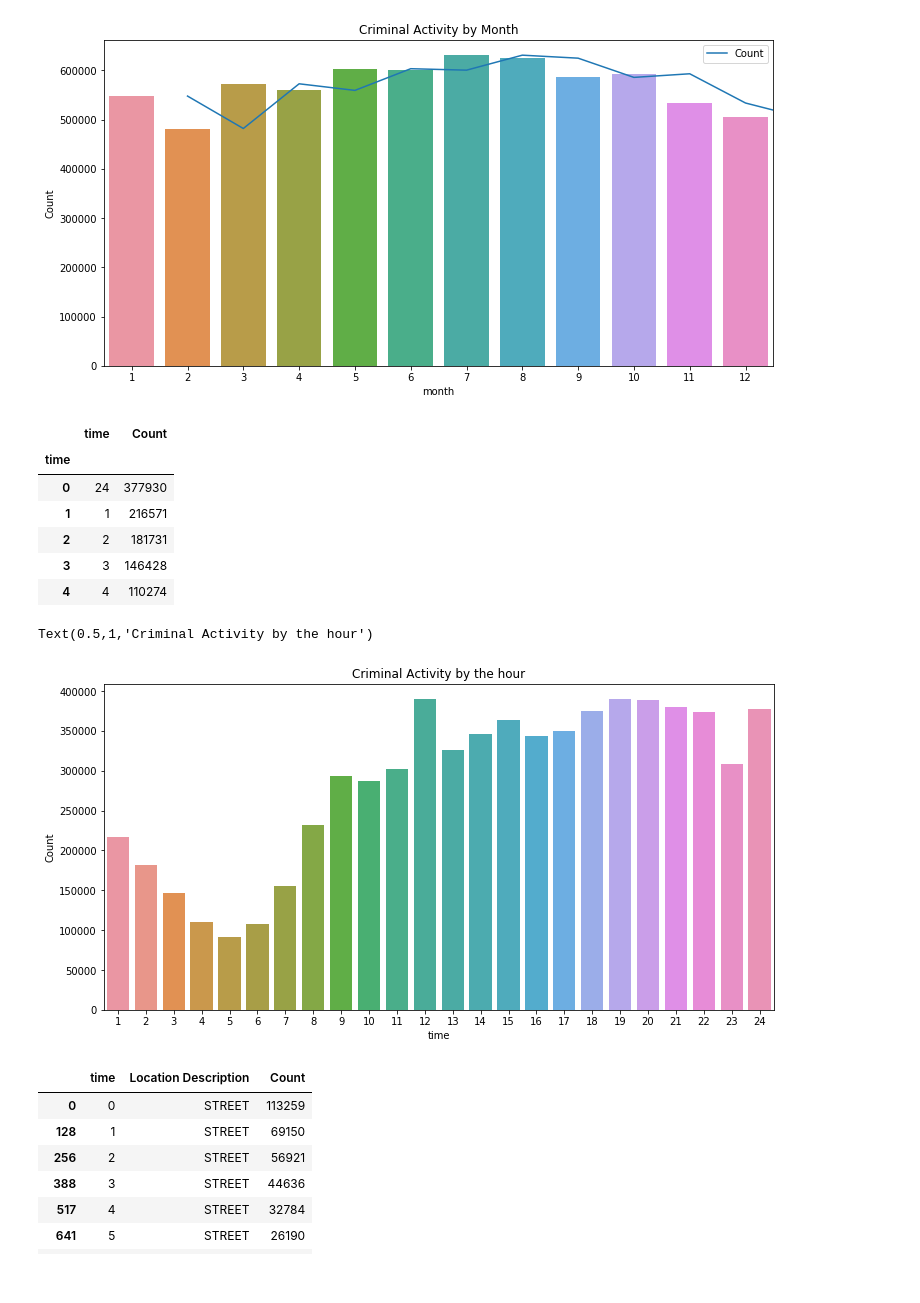
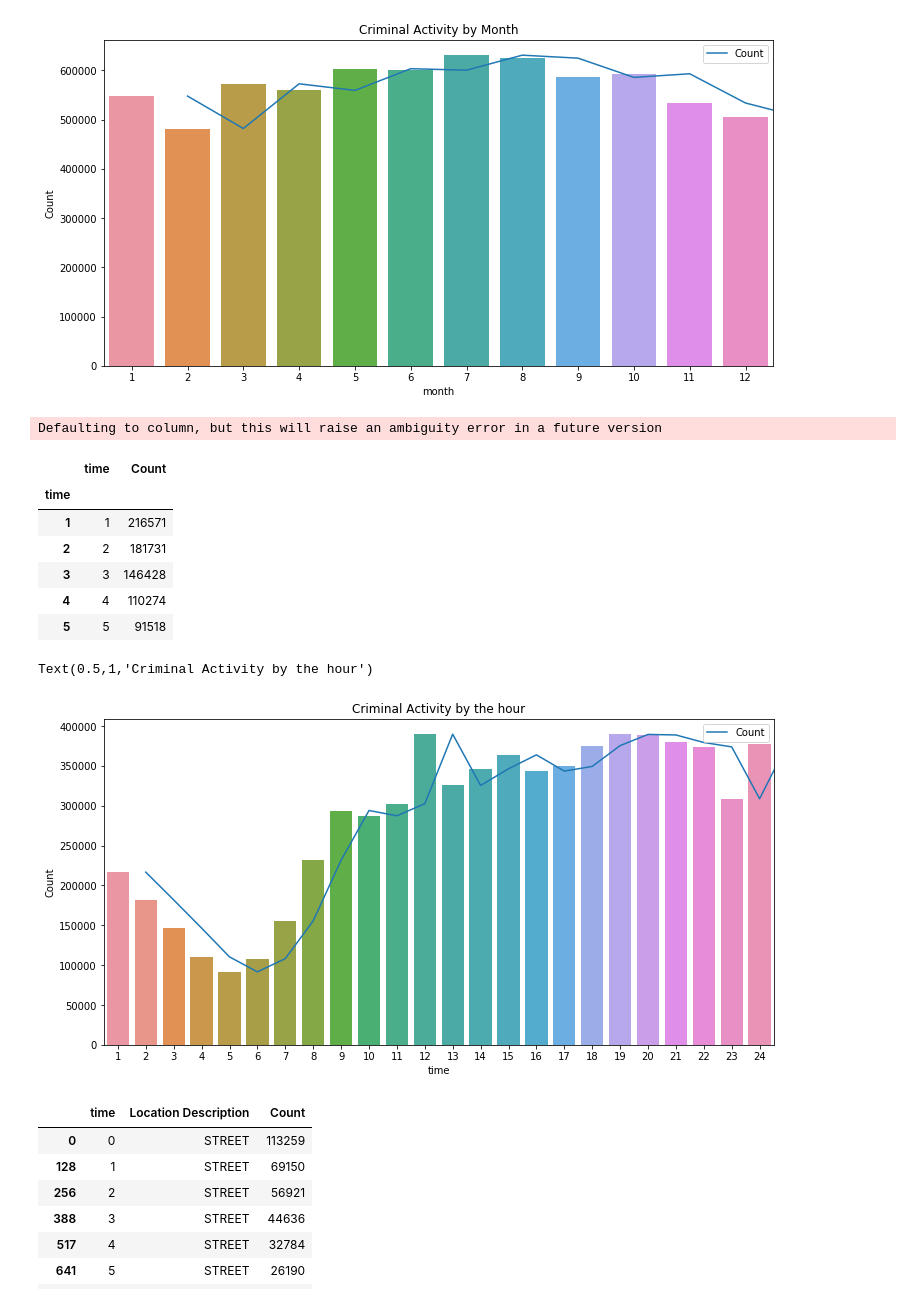
Before and after one commit to GiorgiKharshiladze/chicago-crime, a Jupyter notebook: Final Project_muskan.ipynb, the cells around one changed output. Cells and saved outputs as stored; diff of their text form; code cells hidden in the pictures.

Commit message:
version 2

```diff
--- a/Final Project_muskan.ipynb
+++ b/Final Project_muskan.ipynb
@@ -6,8 +6,8 @@ import seaborn as sns
 import numpy as np
 # %%
 pd.options.display.max_columns = 40
-data = pd.read_csv('http://cluster.earlham.edu/~apc0013/Chicago_crime.csv')
-data.head()
+crime_data = pd.read_csv('http://cluster.earlham.edu/~apc0013/Chicago_crime.csv')
+crime_data.head()
 # %% [output]
 |  | ID | Case Number | Date | Block | IUCR | Primary Type | Description | Location Description | ... |
 | 0 | 2746413 | HJ384532 | 05/20/2003 08:00:00 PM | 072XX S FAIRFIELD AVE | 0610 | BURGLARY | FORCIBLE ENTRY | RESIDENCE | ... |
@@ -16,4 +16,5 @@ data.head()
 | 3 | 2746416 | HJ384255 | 05/24/2003 02:00:00 PM | 031XX N CLARK ST | 0860 | THEFT | RETAIL THEFT | SMALL RETAIL STORE | ... |
 | 4 | 2746418 | HJ385442 | 05/25/2003 02:22:00 AM | 031XX N BROADWAY | 0810 | THEFT | OVER $500 | STREET | ... |
 # %%
-data['Date'] = pd.to_datetime(data.Date, format="%m/%d/%Y %I:%M:%S %p")
+# Converting the datatype to DATETIME for manipulation
+crime_data['Date'] = pd.to_datetime(crime_data.Date, format="%m/%d/%Y %I:%M:%S %p")
@@ -31,3 +21,8 @@ Name: time, dtype: int64
+# %%
+# Splitting the date by Month and Hour
+# The hour ignores the minutes
+crime_data['month'] = crime_data['Date'].dt.month
+crime_data['time'] = crime_data['Date'].dt.hour
 # %%
 fig = plt.figure(figsize= (6,6))
 ax = fig.gca()
@@ -117,28 +117,32 @@ ax.set_title('Criminal Activity by Month')
 Text(0.5,1,'Criminal Activity by Month')
 [figure]
 # %%
-time = data.groupby('time')['time'].value_counts().to_frame()
+# Analysis of all the criminal activities in Chicago by the Hour
+
+time = crime_data.groupby('time')['time'].value_counts().to_frame()
 time.rename(columns={'time':'Count'},inplace=True)
 time.reset_index(level=0, inplace=True)
 time.reset_index(drop=True)
 time['time'] = time.replace(to_replace= 0 , value= 24)
+time.sort_values(by = ['time'], inplace=True, ascending=True)
 time.head()
 # %% [output]
+Defaulting to column, but this will raise an ambiguity error in a future version
 |  | time | Count |
 | time |  |  |
-| 0 | 24 | 377930 |
 | 1 | 1 | 216571 |
 | 2 | 2 | 181731 |
 | 3 | 3 | 146428 |
 | 4 | 4 | 110274 |
+| 5 | 5 | 91518 |
 # %%
 fig = plt.figure(figsize= (12,6))
 ax = fig.gca()
-# time.plot(kind='line', x = 'time', y = 'Count',ax=ax)
+time.plot(kind='line', x = 'time', y = 'Count',ax=ax)
 sns.barplot(data = time, x = 'time', y = 'Count',ax=ax)
 # sns.lineplot(data = time, x = 'time', y = 'Count',ax=ax)
 ax.set_title('Criminal Activity by the hour')
 # %% [output]
 Text(0.5,1,'Criminal Activity by the hour')
-[figure, old version]
+[figure, new version]
 # %%
```
Also changed, not shown: parts of 13 cells of this notebook.
